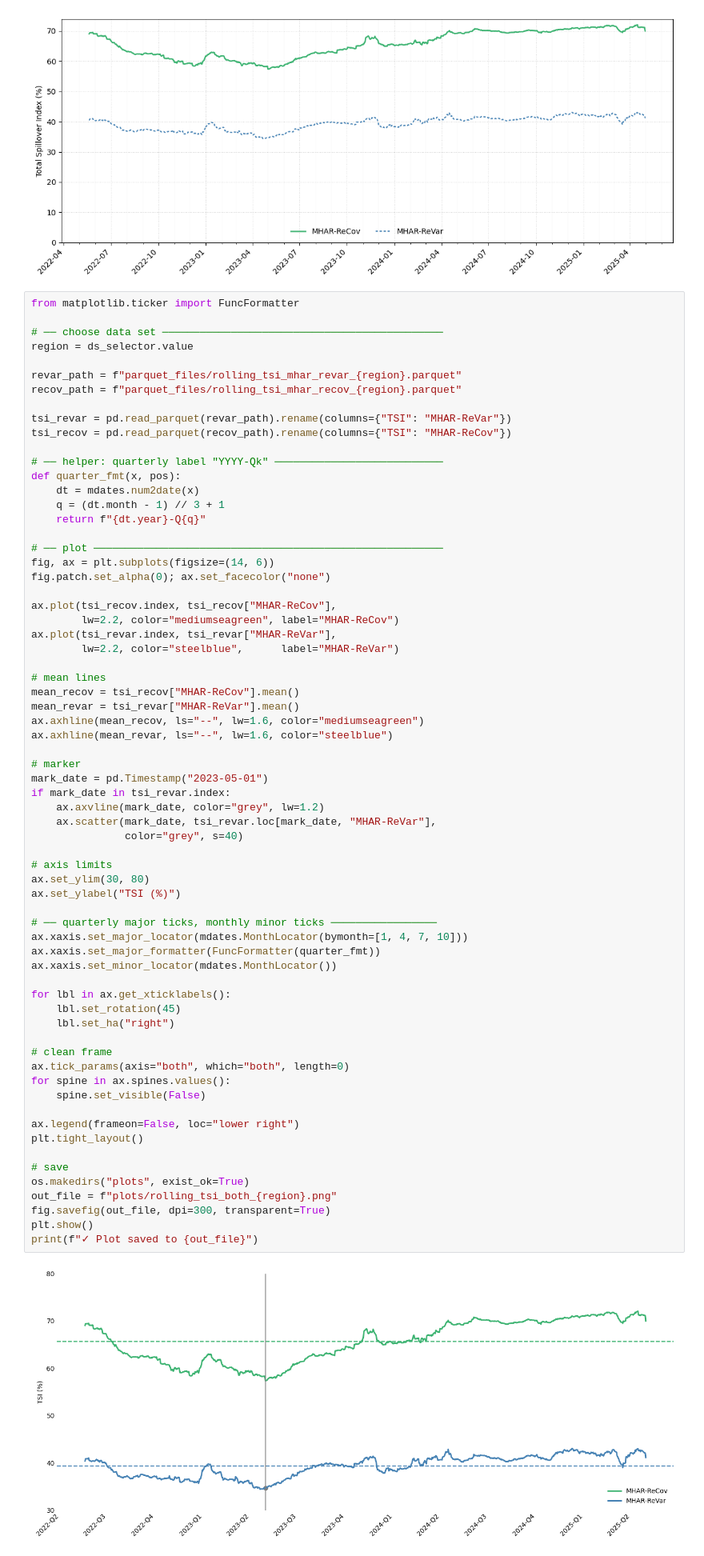
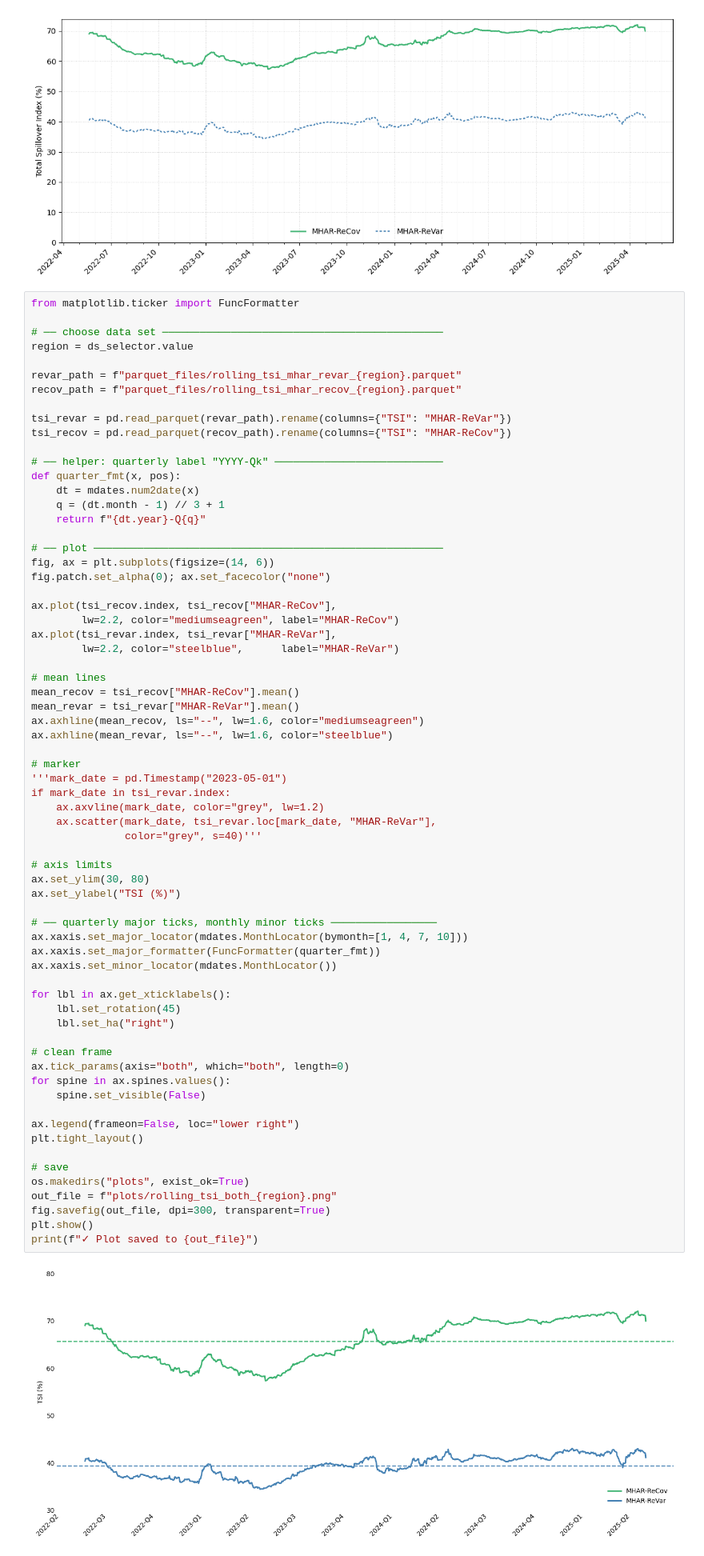
Before and after one commit to franrolotti/volatility-spillovers, a Jupyter notebook: 07_plot_generation.ipynb, the cells around one changed output. Shown at 80% size. Saved outputs shown, nothing was run; the diff lists cells and outputs as text.

Commit message:
Some plots improved

```diff
--- a/07_plot_generation.ipynb
+++ b/07_plot_generation.ipynb
@@ -155,39 +155,39 @@ ax.axhline(mean_recov, ls="--", lw=1.6, color="mediumseagreen")
 ax.axhline(mean_revar, ls="--", lw=1.6, color="steelblue")
 
 # marker
-mark_date = pd.Timestamp("2023-05-01")
+'''mark_date = pd.Timestamp("2023-05-01")
 if mark_date in tsi_revar.index:
     ax.axvline(mark_date, color="grey", lw=1.2)
     ax.scatter(mark_date, tsi_revar.loc[mark_date, "MHAR-ReVar"],
-               color="grey", s=40)
+               color="grey", s=40)'''
 
 # axis limits
 ax.set_ylim(30, 80)
 ax.set_ylabel("TSI (%)")
 
 # ── quarterly major ticks, monthly minor ticks ─────────────────
 ax.xaxis.set_major_locator(mdates.MonthLocator(bymonth=[1, 4, 7, 10]))
 ax.xaxis.set_major_formatter(FuncFormatter(quarter_fmt))
 ax.xaxis.set_minor_locator(mdates.MonthLocator())
 
 for lbl in ax.get_xticklabels():
     lbl.set_rotation(45)
     lbl.set_ha("right")
 
 # clean frame
 ax.tick_params(axis="both", which="both", length=0)
 for spine in ax.spines.values():
     spine.set_visible(False)
 
 ax.legend(frameon=False, loc="lower right")
 plt.tight_layout()
 
 # save
 os.makedirs("plots", exist_ok=True)
 out_file = f"plots/rolling_tsi_both_{region}.png"
 fig.savefig(out_file, dpi=300, transparent=True)
 plt.show()
 print(f"✓ Plot saved to {out_file}")
 # %% [output]
-[figure, old version]
+[figure, new version]
 ✓ Plot saved to plots/rolling_tsi_both_europe.png
```
Also changed, not shown: parts of 1 cell of this notebook.
